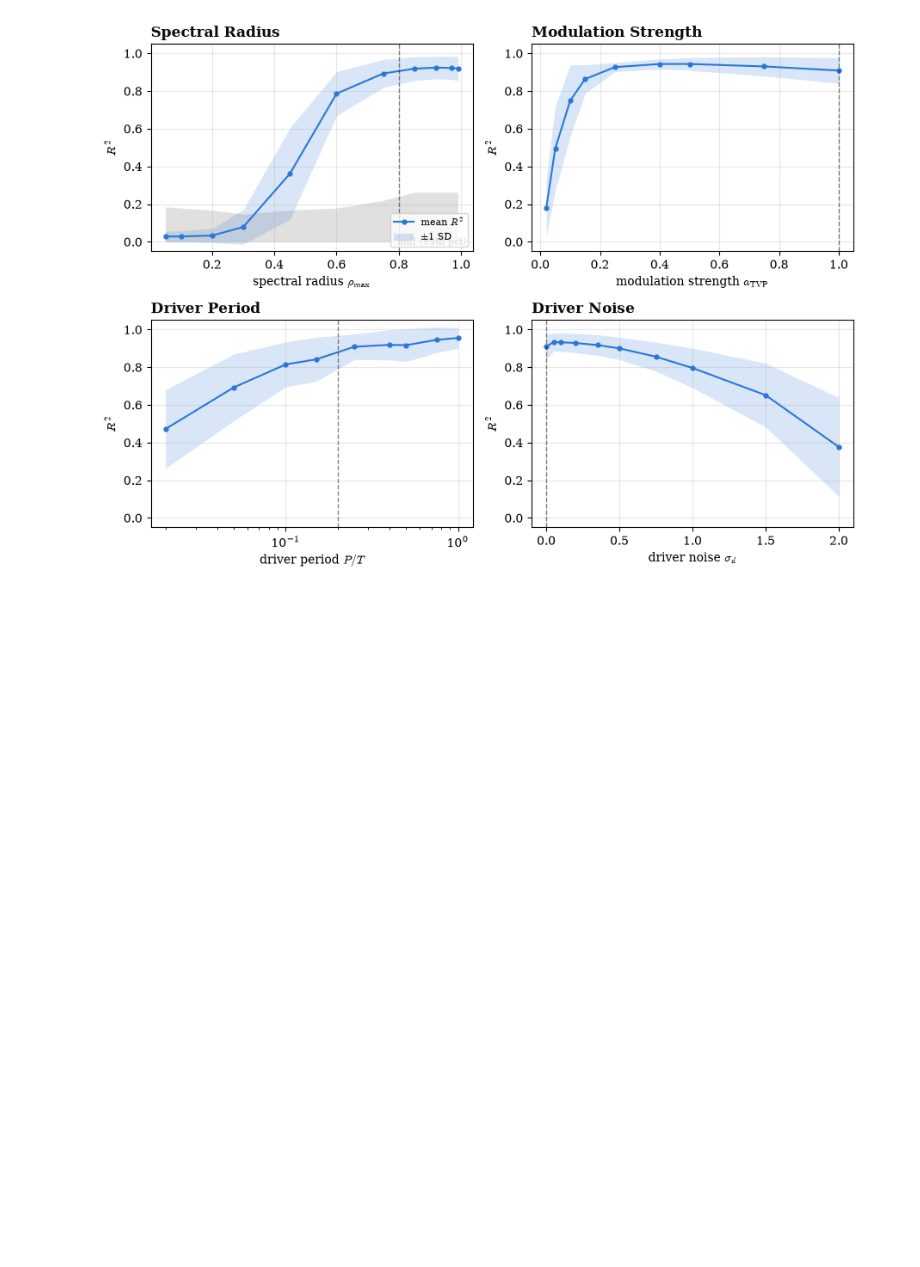
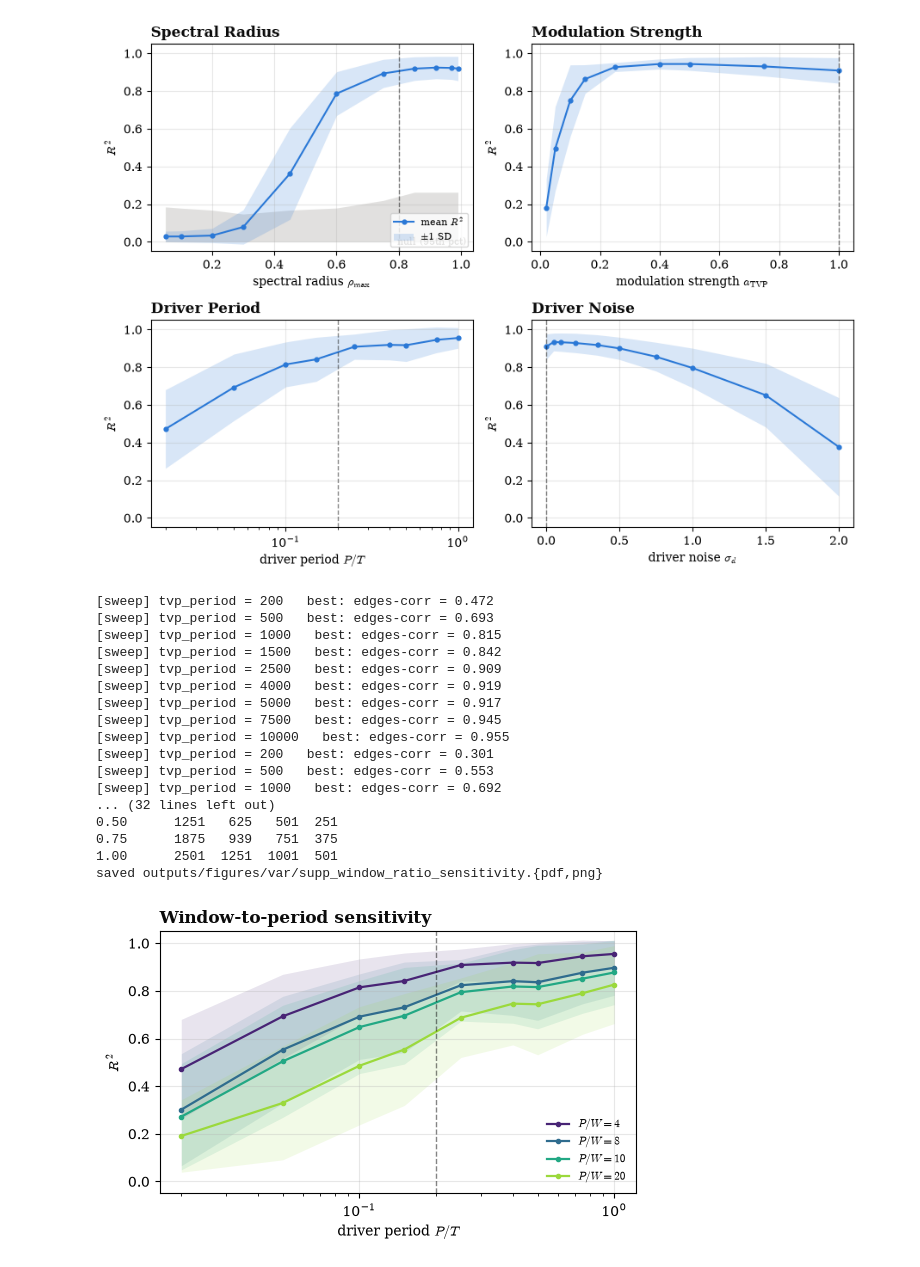
Before and after one commit to schrodingersmonkey/pSFA-PINUP, a Jupyter notebook: Figure_2_VAR.ipynb, the cells around one changed output. Cells and saved outputs as stored; diff of their text form; code cells hidden in the pictures; blank space fills up the shorter version.

```diff
--- a/Figure_2_VAR.ipynb
+++ b/Figure_2_VAR.ipynb
@@ -352,3 +352,68 @@ save(fig, "panelE_sweeps_2x2")
 # %% [output]
 saved outputs/figures/var/panelE_sweeps_2x2.{pdf,png}
 [figure]
+# %%
+# --- Sensitivity of the period sweep to the window-to-period ratio -------------
+# lock_window_to_period(r) sets edge_win = P / r (odd, >= 3), so r = P/W.
+# r = 4 is the setting used in Panel E; larger r means shorter windows relative
+# to the driver, i.e. the driver is closer to constant within a window.
+ratios = [4, 8, 10, 20]
+
+T = ACTIVE["T"]
+pt_vals  = [0.02, 0.05, 0.1, 0.15, 0.25, 0.4, 0.5, 0.75, 1.0]
+per_vals = [int(p * T) for p in pt_vals]
+
+dfs = {}
+for r in ratios:
+    df_r = run_sweep_features("tvp_period", per_vals, seeds=SEEDS, base=ACTIVE,
+                              names=["edges-corr"],
+                              derive=lock_window_to_period(float(r)))
+    df_r["P_over_T"] = df_r["tvp_period"] / T
+    df_r["ratio"] = r
+    dfs[r] = df_r
+
+# window sizes actually used (odd, >= 3), for the caption
+win_table = (pd.concat(dfs.values())
+               .groupby(["ratio", "P_over_T"])["edge_win"].first().unstack(0))
+print(win_table)
+
+fig, ax = plt.subplots(figsize=(5.6, 3.6))
+cols = plt.cm.viridis(np.linspace(0.1, 0.85, len(ratios)))
+
+for r, c in zip(ratios, cols):
+    s = summarise(dfs[r], "P_over_T", METRIC)
+    ax.plot(s["P_over_T"], s["mean"], "-o", ms=3, color=c, lw=1.6,
+            label=rf"$P/W={r}$")
+    ax.fill_between(s["P_over_T"], s["mean"] - s["sd"], s["mean"] + s["sd"],
+                    color=c, alpha=0.12, lw=0)
+
+ax.axvline(ACTIVE["tvp_period"] / T, color=INK, ls="--", lw=1.0, alpha=0.5)
+ax.set_xscale("log")
+ax.set_ylim(-0.05, 1.05)
+ax.set_xlabel(r"driver period $P/T$")
+ax.set_ylabel(r"$R^2$")
+ax.grid(True, alpha=0.3)
+ax.set_title("Window-to-period sensitivity", loc="left", color=INK, fontweight="bold")
+ax.legend(frameon=False, fontsize=8, loc="lower right")
+
+fig.tight_layout()
+save(fig, "supp_window_ratio_sensitivity")
+# %% [output]
+[sweep] tvp_period = 200   best: edges-corr = 0.472
+[sweep] tvp_period = 500   best: edges-corr = 0.693
+[sweep] tvp_period = 1000   best: edges-corr = 0.815
+[sweep] tvp_period = 1500   best: edges-corr = 0.842
+[sweep] tvp_period = 2500   best: edges-corr = 0.909
+[sweep] tvp_period = 4000   best: edges-corr = 0.919
+[sweep] tvp_period = 5000   best: edges-corr = 0.917
+[sweep] tvp_period = 7500   best: edges-corr = 0.945
+[sweep] tvp_period = 10000   best: edges-corr = 0.955
+[sweep] tvp_period = 200   best: edges-corr = 0.301
+[sweep] tvp_period = 500   best: edges-corr = 0.553
+[sweep] tvp_period = 1000   best: edges-corr = 0.692
+... (32 lines left out)
+0.50      1251   625   501  251
+0.75      1875   939   751  375
+1.00      2501  1251  1001  501
+saved outputs/figures/var/supp_window_ratio_sensitivity.{pdf,png}
+[figure, added]
```
